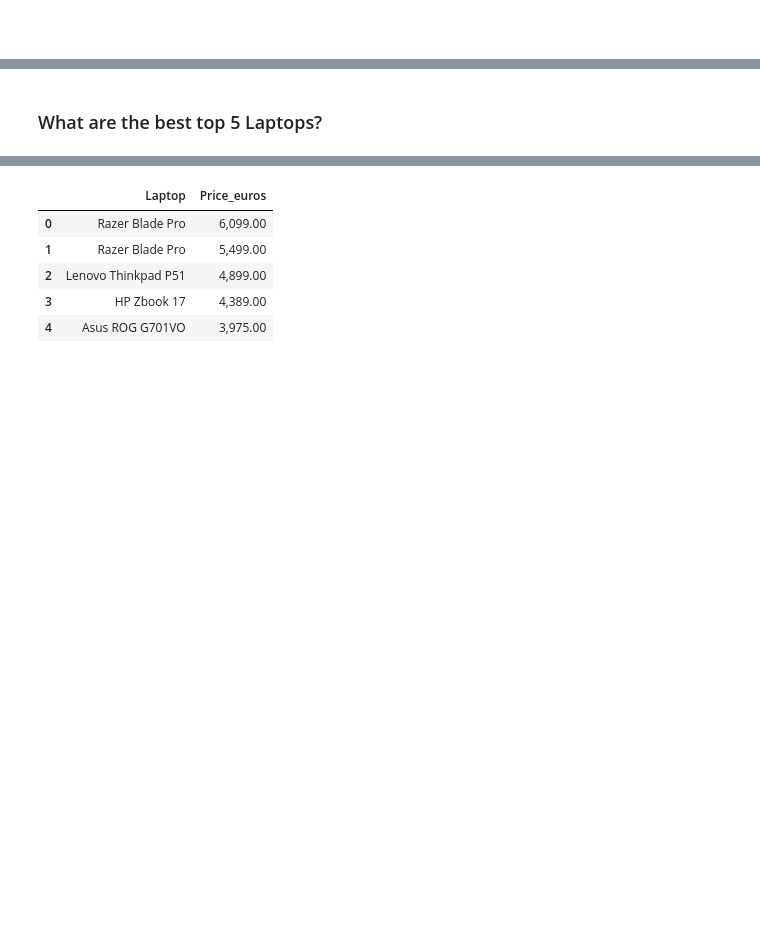
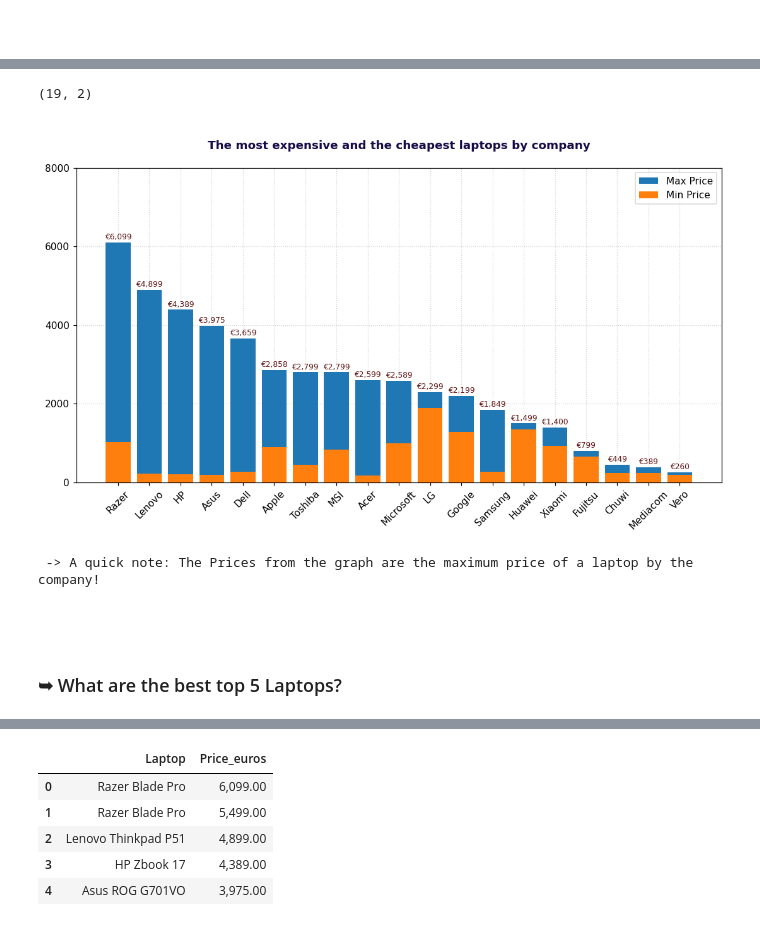
Before and after one commit to Teodor-Cristia/Portfolio, a Jupyter notebook: 4. Laptop Analysis/laptop.ipynb, the cells around one changed output, grey strips where cells are left out. Drawn from its saved outputs; the diff is of its cells as text; code cells hidden in the pictures; blank space fills up the shorter version.

```diff
--- a/4. Laptop Analysis/laptop.ipynb
+++ b/4. Laptop Analysis/laptop.ipynb
@@ -683,0 +665,10 @@ plt.show()
+# %%
+max_price = df.groupby('Company')['Price_euros'].max()
+max_price = max_price.rename('Max_price')
+# %%
+min_price = df.groupby('Company')['Price_euros'].min()
+min_price = min_price.rename('Min_price')
+# %%
+most_expensive_and_cheapest = pd.concat([ min_price, max_price], axis=1)
+# %%
+most_expensive_and_cheapest.sort_values('Max_price', ascending=False, inplace=True)
@@ -684,5 +696,36 @@ plt.show()
+# %%
+most_expensive_and_cheapest.shape
+# %% [output]
+(19, 2)
+# %%
+fig, ax = plt.subplots(figsize=(12,6), dpi=110)
+
+plt.bar(most_expensive_and_cheapest.index, most_expensive_and_cheapest['Max_price'], label='Max Price')
+plt.bar(most_expensive_and_cheapest.index, most_expensive_and_cheapest['Min_price'], label='Min Price')
+
+
+plt.title('\nThe most expensive and the cheapest laptops by company\n', color='#180C48', fontsize=12, fontweight='bold')
+plt.xticks(rotation=45)
+plt.yticks(ticks=np.arange(0, 8001, 2000))
+
+
+for idx, val in enumerate(most_expensive_and_cheapest['Max_price']):
+    ax.text(idx, val+80, f'€{round(val):,}', ha='center', color='#5F1414', fontweight='light', fontsize=8)
+
+
+plt.legend()
+ax.set_axisbelow(True)
+ax.grid(color='#D1D1D1', linestyle='dotted')
+plt.show()
+
+print('\n -> A quick note: The Prices from the graph are the maximum price of a laptop by the company!\n')
+# %% [output]
+[figure, added]
+ -> A quick note: The Prices from the graph are the maximum price of a laptop by the company!
+# %% [markdown]
+#
 # %% [markdown]
-### What are the best top 5 Laptops?
+### ➥ What are the best top 5 Laptops?
 # %%
 top5_laptops = df.sort_values('Price_euros', ascending=False).head(5)
 # %%
```
Also changed, not shown: parts of 12 cells of this notebook.
